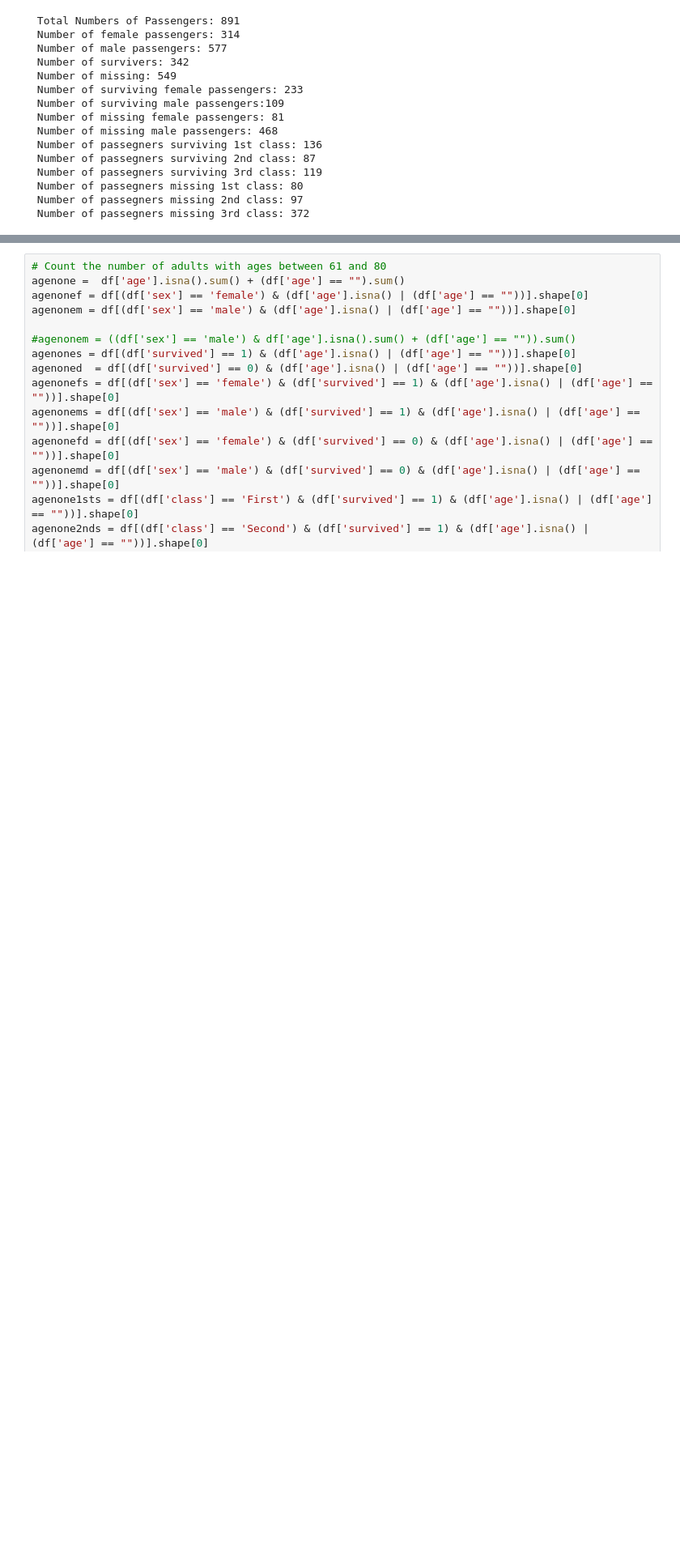
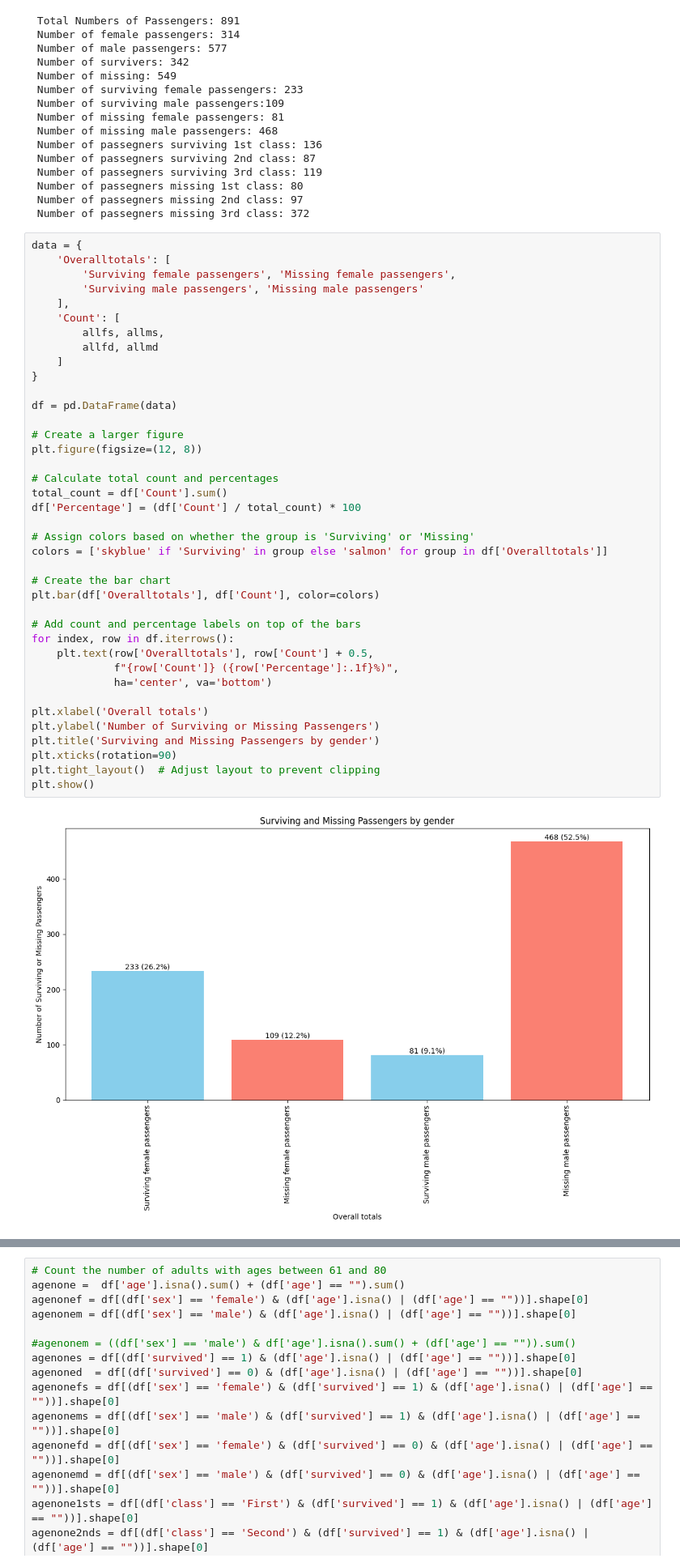
Before and after one commit to hrawp/datafun-06-eda, a Jupyter notebook: aaron_eda.ipynb, the cells around one changed output, grey strips where cells are left out. Shown: that part at 81% size. Cells and saved outputs as stored; diff of their text form; blank space fills up the shorter version.

Commit message:
added more charts

```diff
--- a/aaron_eda.ipynb
+++ b/aaron_eda.ipynb
@@ -107,3 +108,44 @@ print(f" Number of passegners missing 3rd class: {all3rdd}")
  Number of passegners missing 1st class: 80
  Number of passegners missing 2nd class: 97
  Number of passegners missing 3rd class: 372
+# %%
+data = {
+    'Overalltotals': [
+        'Surviving female passengers', 'Missing female passengers',
+        'Surviving male passengers', 'Missing male passengers'
+    ],
+    'Count': [
+        allfs, allms,
+        allfd, allmd
+    ]
+}
+
+df = pd.DataFrame(data)
+
+# Create a larger figure
+plt.figure(figsize=(12, 8))
+
+# Calculate total count and percentages
+total_count = df['Count'].sum()
+df['Percentage'] = (df['Count'] / total_count) * 100
+
+# Assign colors based on whether the group is 'Surviving' or 'Missing'
+colors = ['skyblue' if 'Surviving' in group else 'salmon' for group in df['Overalltotals']]
+
+# Create the bar chart
+plt.bar(df['Overalltotals'], df['Count'], color=colors)
+
+# Add count and percentage labels on top of the bars
+for index, row in df.iterrows():
+    plt.text(row['Overalltotals'], row['Count'] + 0.5,
+             f"{row['Count']} ({row['Percentage']:.1f}%)",
+             ha='center', va='bottom')
+
+plt.xlabel('Overall totals')
+plt.ylabel('Number of Surviving or Missing Passengers')
+plt.title('Surviving and Missing Passengers by gender')
+plt.xticks(rotation=90)
+plt.tight_layout()  # Adjust layout to prevent clipping
+plt.show()
+# %% [output]
+[figure, added]
```
Also changed, not shown: parts of 17 cells of this notebook.
